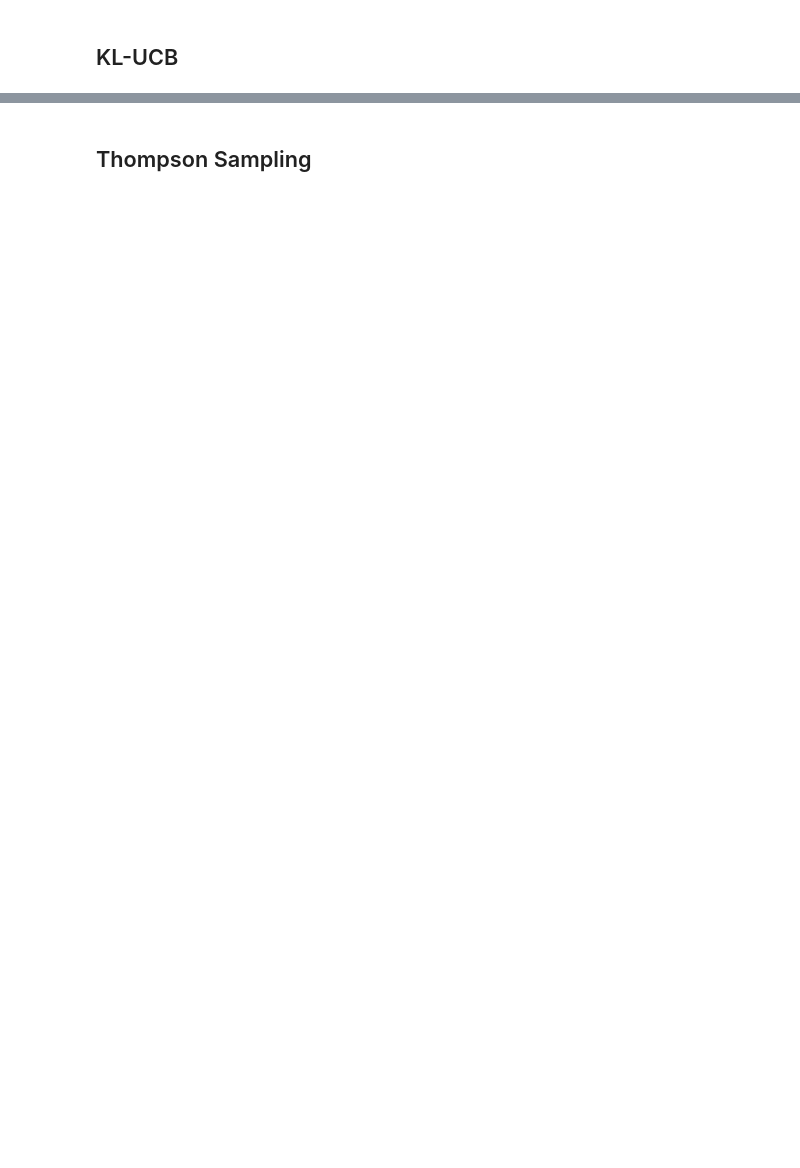
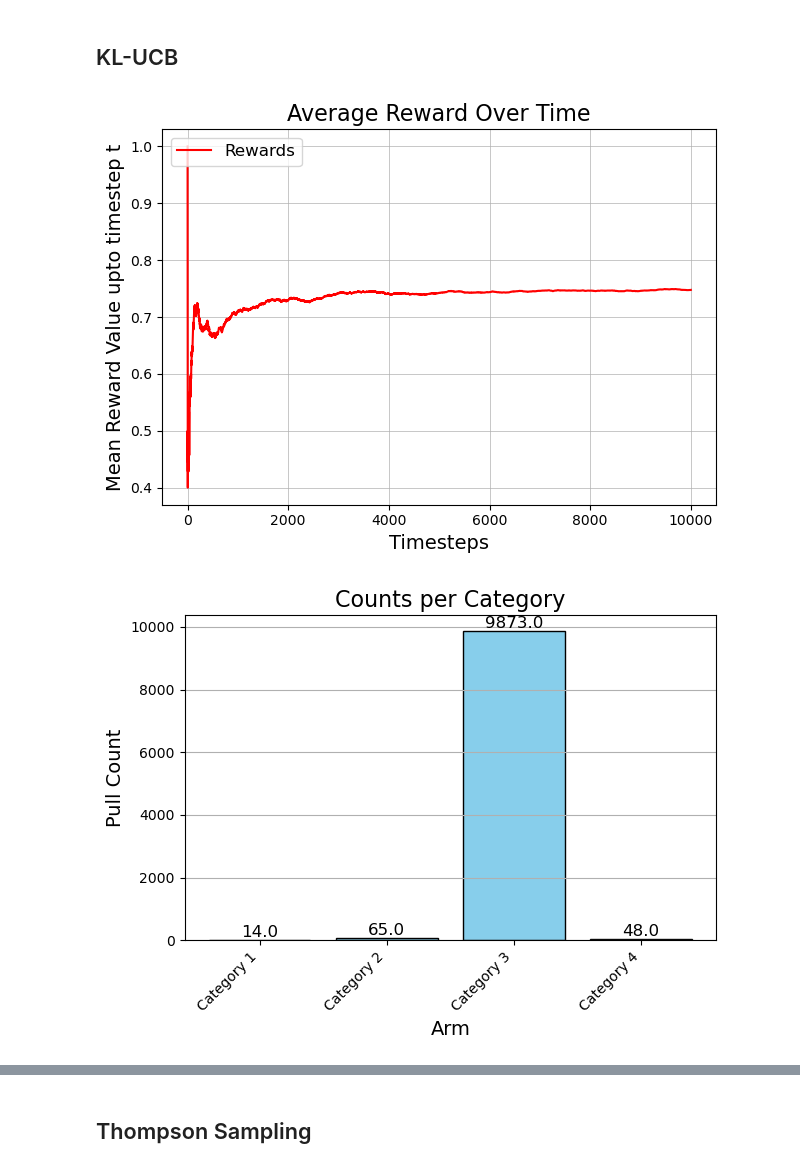
Before and after one commit to rules4z/Gambling-with-RL-WiDS, a Jupyter notebook: Week3/week3 (multi-armed bandits).ipynb, the cells around one changed output, grey strips where cells are left out. Cells and saved outputs as stored; diff of their text form; code cells hidden in the pictures; blank space fills up the shorter version.

```diff
--- a/Week3/week3 (multi-armed bandits).ipynb
+++ b/Week3/week3 (multi-armed bandits).ipynb
@@ -221,15 +325,24 @@ class KLUCBAgent(Agent):
 # %%
 # Code to test
 # Init Bandit
 TIME_HORIZON = 10_000
 bandit = MultiArmedBandit(np.array([0.23,0.55,0.76,0.44]))
-agent = None ## Fill with correct constructor
+agent = KLUCBAgent(TIME_HORIZON, bandit)
 
 # Loop
 for i in range(TIME_HORIZON):
     agent.give_pull()
 
 # Plot curves
-agent.plot_reward_vs_time_curve()
+plt.figure()
+agent.plot_reward_vs_time_curve('r')
+plt.show()
+plt.figure()
 agent.plot_arm_graph()
-bandit.plot_cumulative_regret()
+plt.show()
+plt.figure()
+bandit.plot_cumulative_regret('r')
+plt.show()
+# %% [output]
+[figure, added]
+[figure, added]
```
Also changed, not shown: parts of 15 cells of this notebook.
